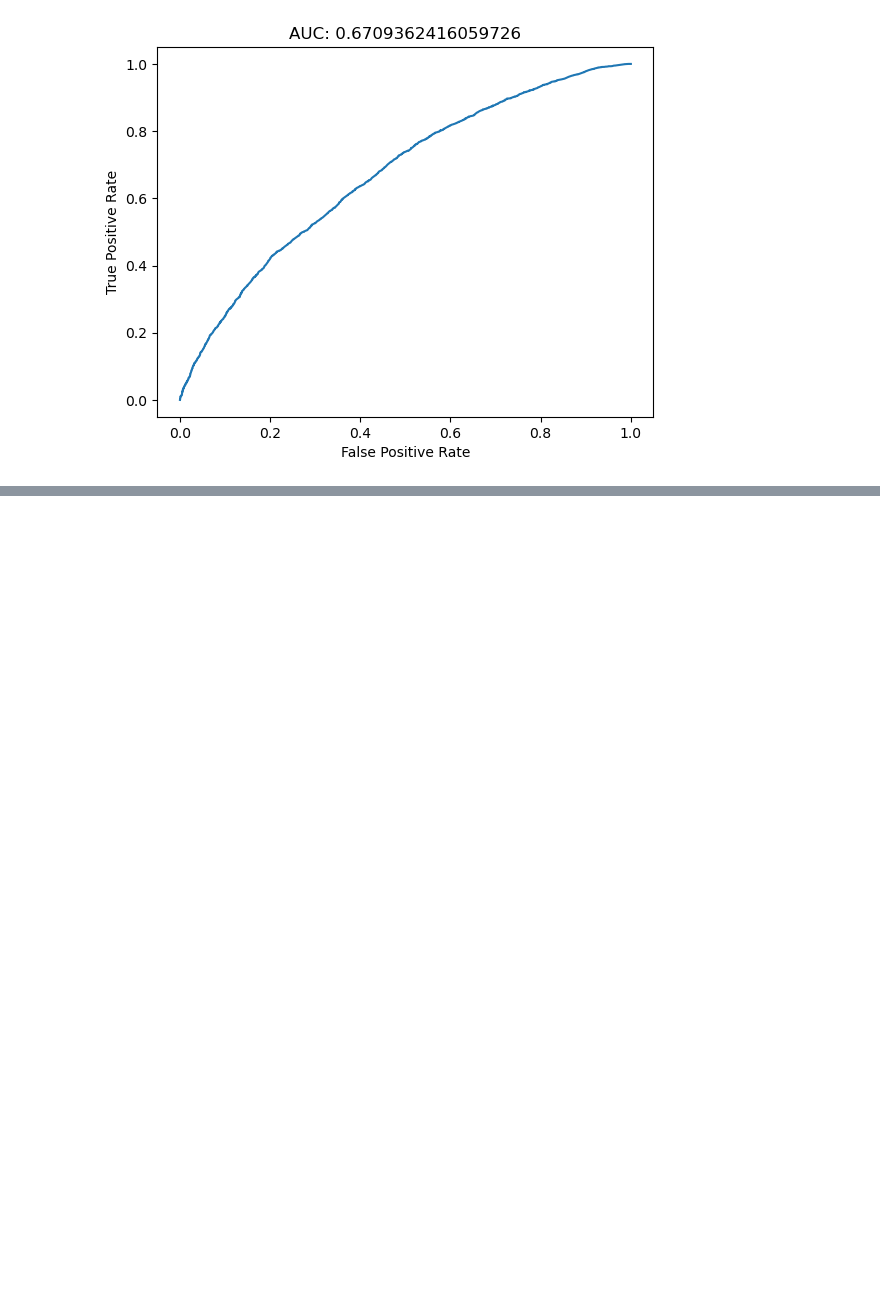
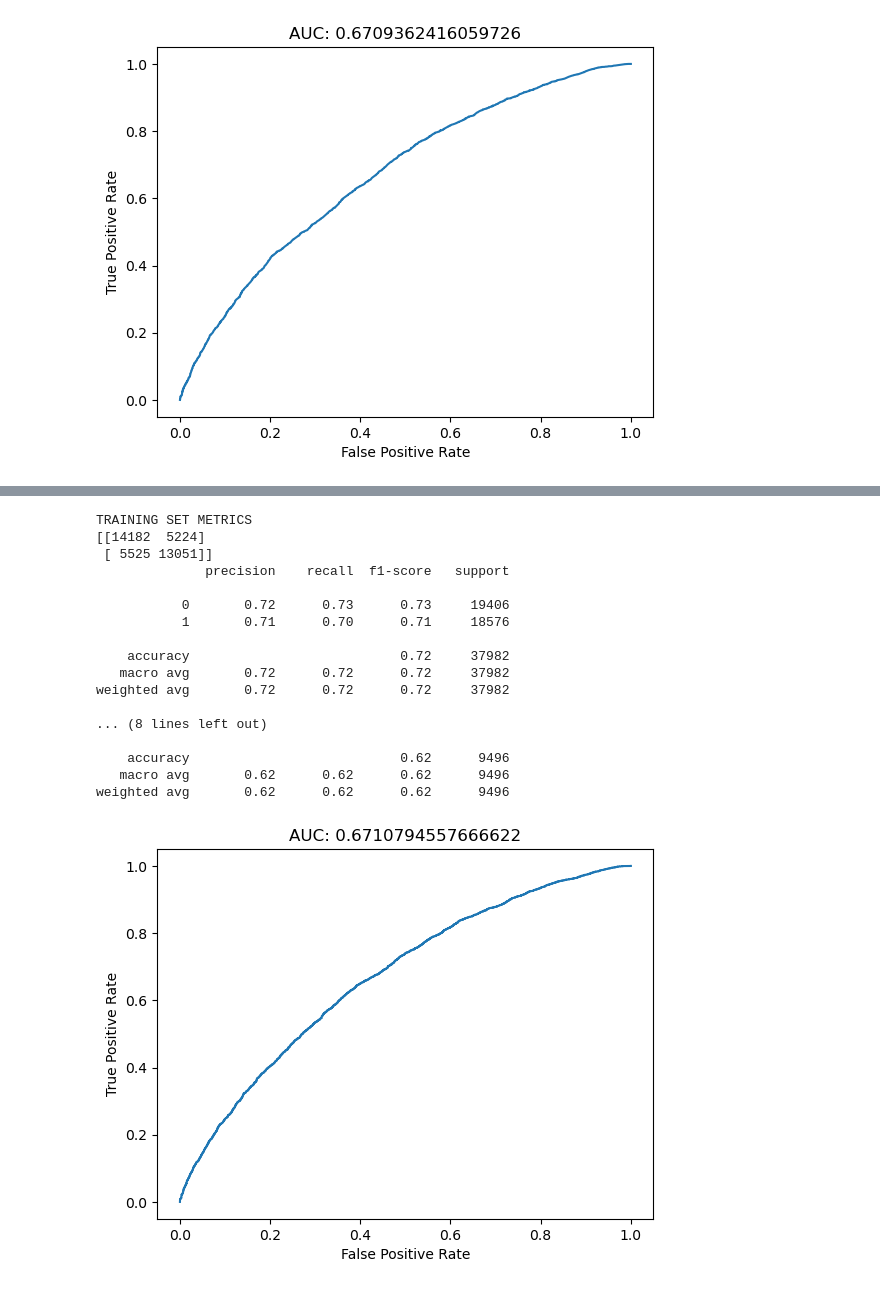
Before and after one commit to AnnLy2023/SMU-Project-4---Homicide, a Jupyter notebook: annfolder/Homicide Machine Learning.ipynb, the cells around one changed output, grey strips where cells are left out. Saved outputs shown, nothing was run; the diff lists cells and outputs as text; code cells hidden in the pictures; blank space fills up the shorter version.

```diff
--- a/annfolder/Homicide Machine Learning.ipynb
+++ b/annfolder/Homicide Machine Learning.ipynb
@@ -314,6 +314,25 @@ weighted avg       0.62      0.62      0.62      9496
 # %%
  # init the model
-#xgb = XGBClassifier(random_state=42)
-#doMLClassification(xgb, X_train, y_train, X_test, y_test)
+xgb = XGBClassifier(random_state=42)
+doMLClassification(xgb, X_train, y_train, X_test, y_test)
+# %% [output]
+TRAINING SET METRICS
+[[14182  5224]
+ [ 5525 13051]]
+              precision    recall  f1-score   support
+
+           0       0.72      0.73      0.73     19406
+           1       0.71      0.70      0.71     18576
+
+    accuracy                           0.72     37982
+   macro avg       0.72      0.72      0.72     37982
+weighted avg       0.72      0.72      0.72     37982
+
+... (8 lines left out)
+
+    accuracy                           0.62      9496
+   macro avg       0.62      0.62      0.62      9496
+weighted avg       0.62      0.62      0.62      9496
+[figure, added]
 # %%
  # init the model
```
Also changed, not shown: parts of 10 cells of this notebook, 11 other files.
